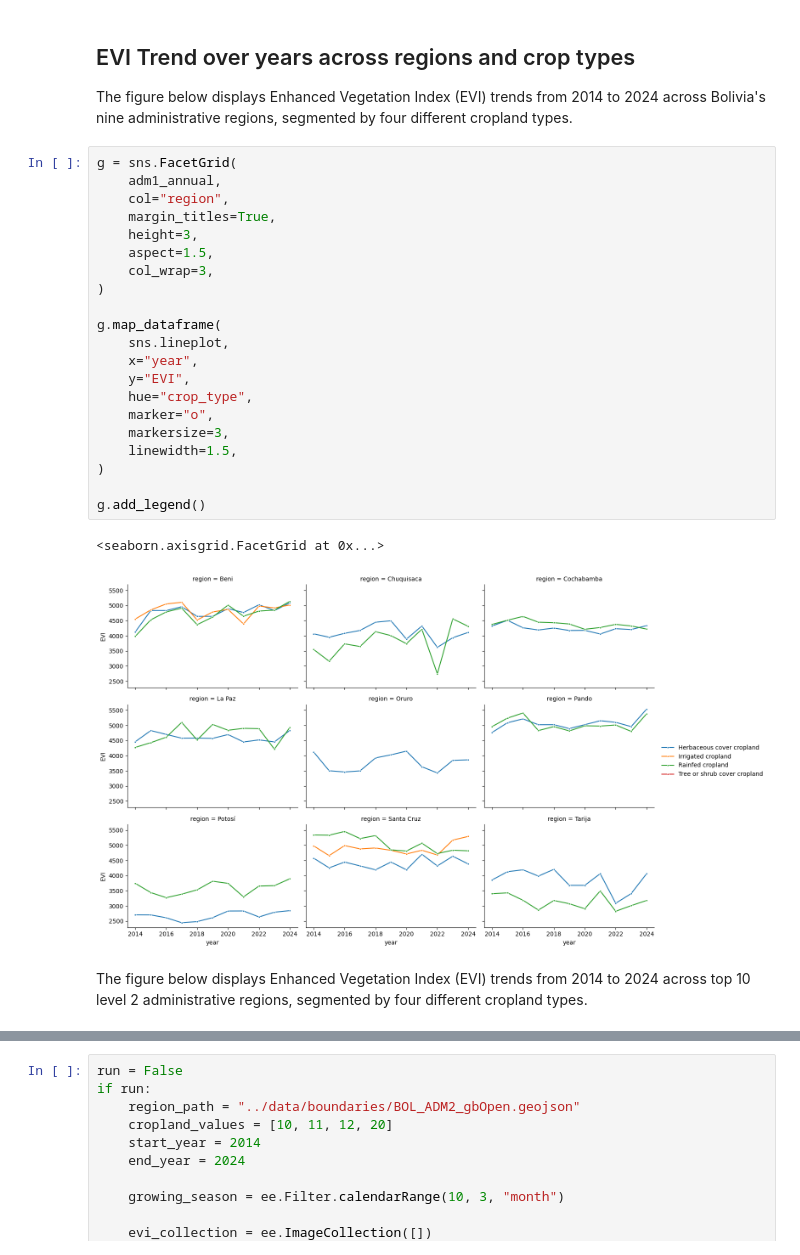
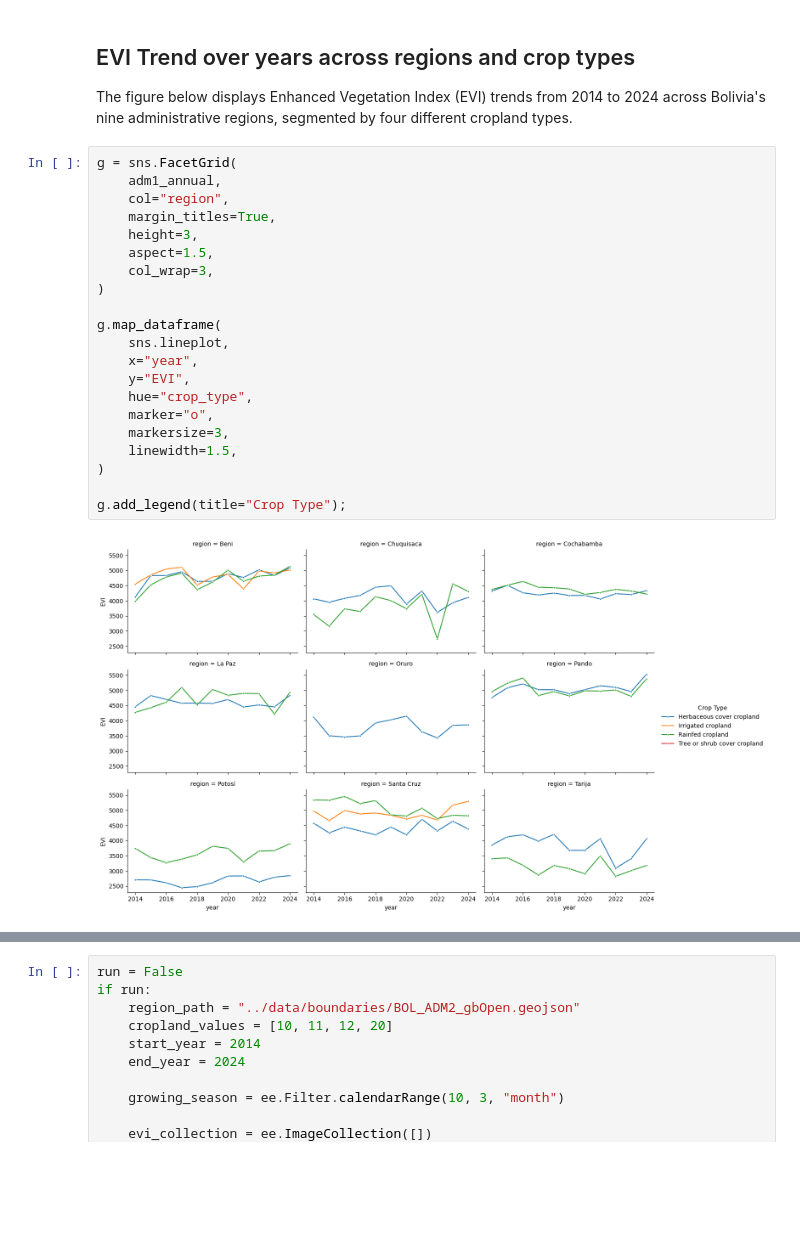
Before and after one commit to datapartnership/bolivia-economic-monitor, a Jupyter notebook: notebooks/evi_analysis.ipynb, the cells around one changed output, grey strips where cells are left out. Cells and saved outputs as stored; diff of their text form; blank space fills up the shorter version.

```diff
--- a/notebooks/evi_analysis.ipynb
+++ b/notebooks/evi_analysis.ipynb
@@ -757,26 +756,23 @@ The figure below displays Enhanced Vegetation Index (EVI) trends from 2014 to 20
 # %%
 g = sns.FacetGrid(
     adm1_annual,
     col="region",
     margin_titles=True,
     height=3,
     aspect=1.5,
     col_wrap=3,
 )
 
 g.map_dataframe(
     sns.lineplot,
     x="year",
     y="EVI",
     hue="crop_type",
     marker="o",
     markersize=3,
     linewidth=1.5,
 )
 
-g.add_legend()
+g.add_legend(title="Crop Type");
 # %% [output]
-<seaborn.axisgrid.FacetGrid at 0x...>
-[figure, old version]
+[figure, new version]
-# %% [markdown]
-The figure below displays Enhanced Vegetation Index (EVI) trends from 2014 to 2024 across top 10 level 2 administrative regions, segmented by four different cropland types.
```
Also changed, not shown: parts of 15 cells of this notebook.
